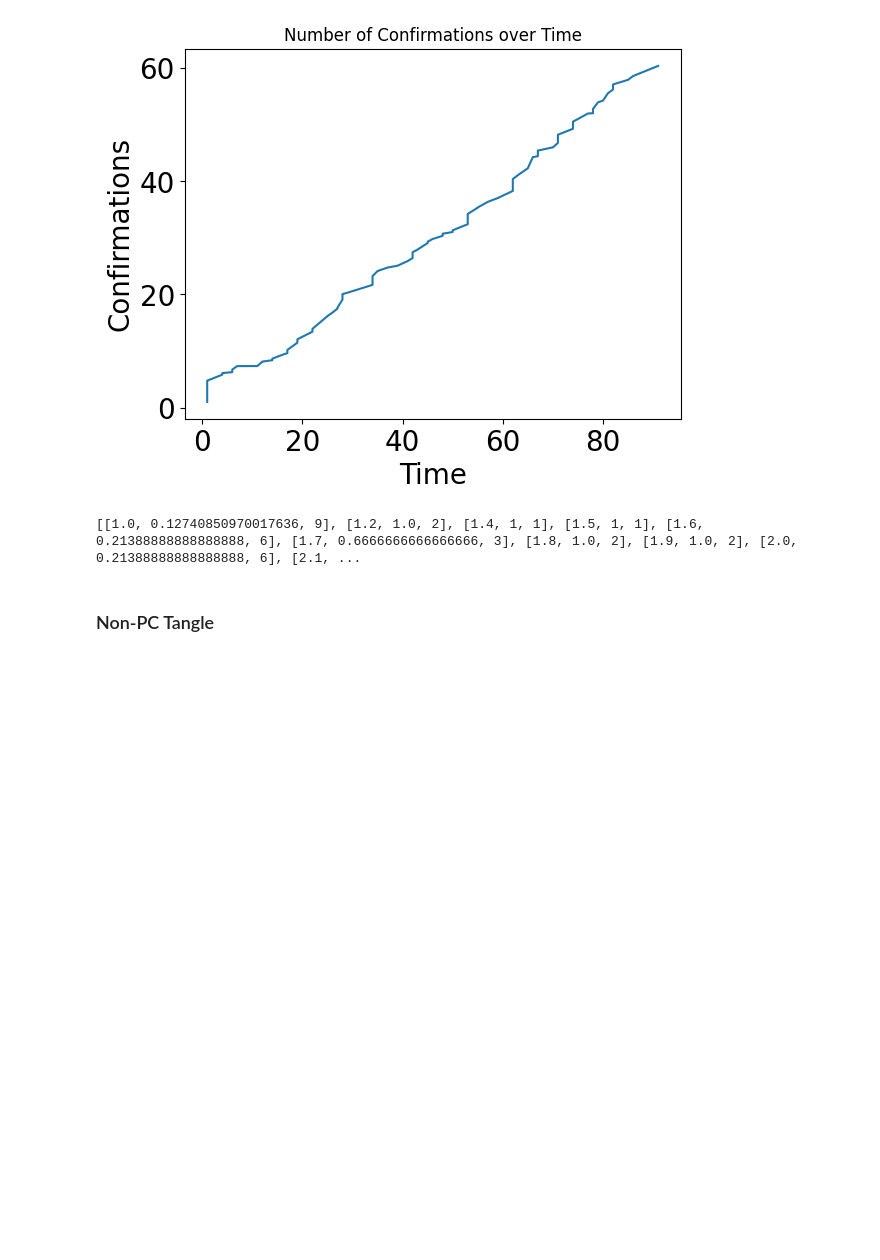
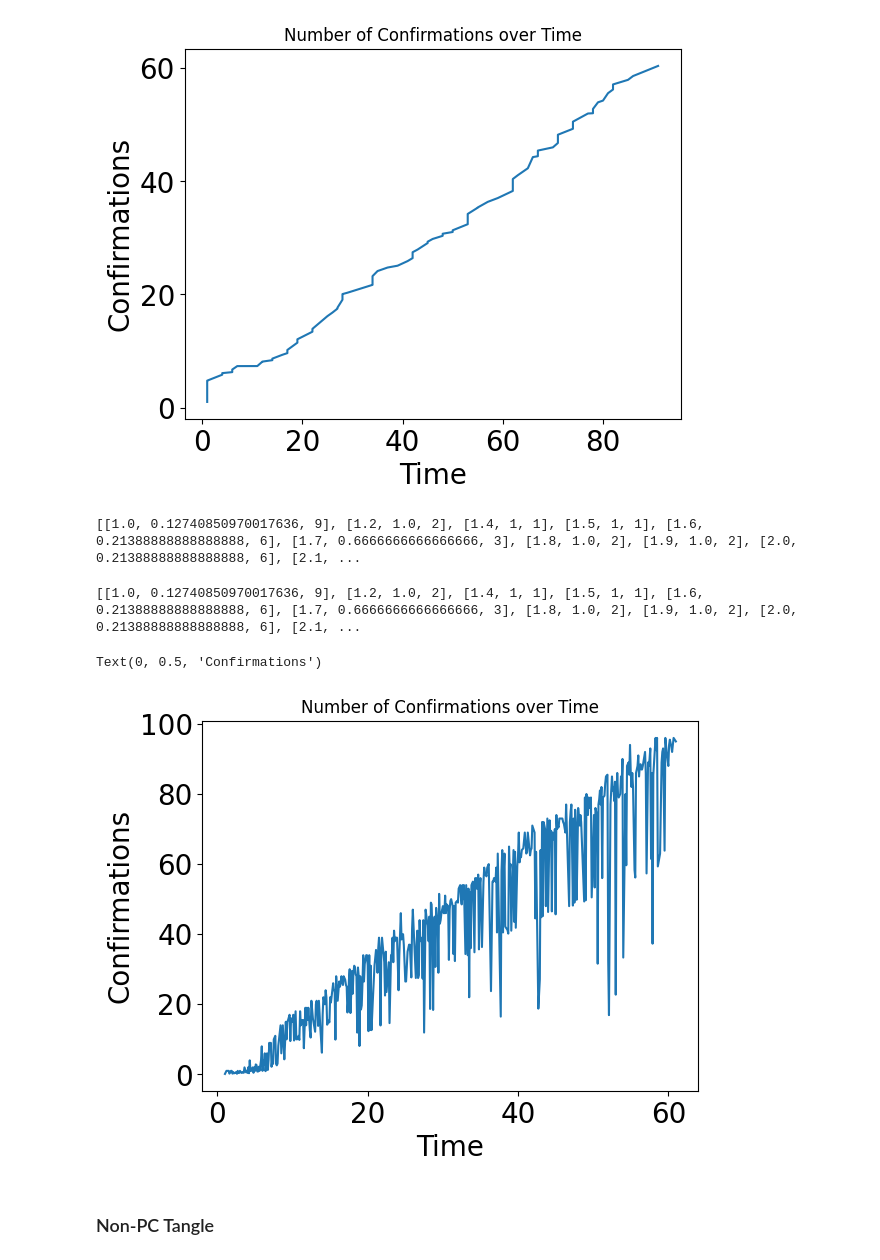
Before and after one commit to ctimms13/TangleSimulatorUpgraded, a Jupyter notebook: Experiment_1.ipynb, the cells around one changed output. Cells and saved outputs as stored; diff of their text form; code cells hidden in the pictures; blank space fills up the shorter version.

```diff
--- a/Experiment_1.ipynb
+++ b/Experiment_1.ipynb
@@ -123,6 +123,6 @@ print(PC_issue_time)
 [figure]
 # %%
 a = analyser()
-a.get_res(9)
+results = a.get_res(9)
 # %% [output]
 [[1.0, 0.12740850970017636, 9], [1.2, 1.0, 2], [1.4, 1, 1], [1.5, 1, 1], [1.6, 0.21388888888888888, 6], [1.7, 0.6666666666666666, 3], [1.8, 1.0, 2], [1.9, 1.0, 2], [2.0, 0.21388888888888888, 6], [2.1, ...
@@ -129,3 +131,16 @@ a.get_res(9)
+# %%
+print(results)
+df = pd.DataFrame(results)
+confirmed = df[1].tolist()
+times = df[0].tolist()
+plt.plot(times, confirmed)
+plt.title('Number of Confirmations over Time')
+plt.xlabel('Time')
+plt.ylabel('Confirmations')
+# %% [output]
+[[1.0, 0.12740850970017636, 9], [1.2, 1.0, 2], [1.4, 1, 1], [1.5, 1, 1], [1.6, 0.21388888888888888, 6], [1.7, 0.6666666666666666, 3], [1.8, 1.0, 2], [1.9, 1.0, 2], [2.0, 0.21388888888888888, 6], [2.1, ...
+Text(0, 0.5, 'Confirmations')
+[figure, added]
 # %% [markdown]
 ### Non-PC Tangle
 # %%
```
Also changed, not shown: parts of 1 cell of this notebook, 11 other files.
